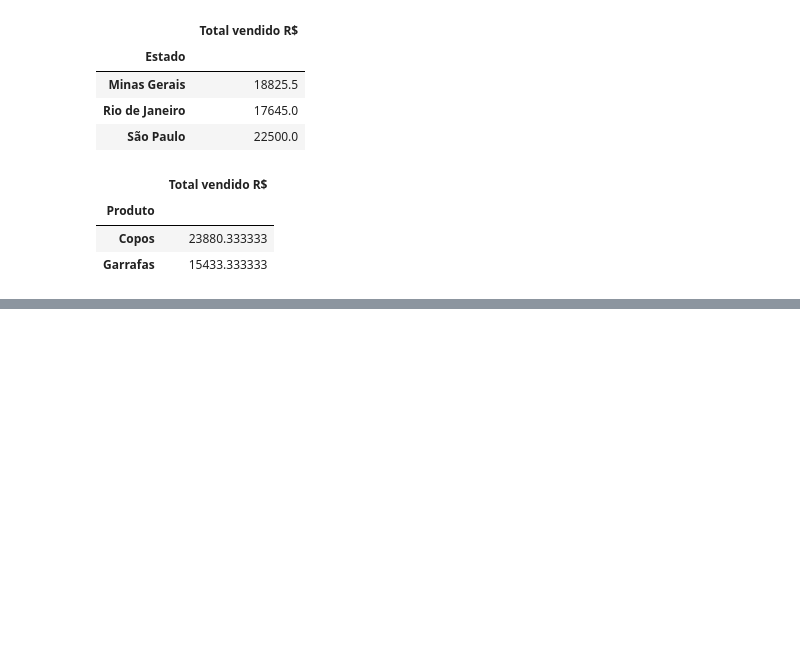
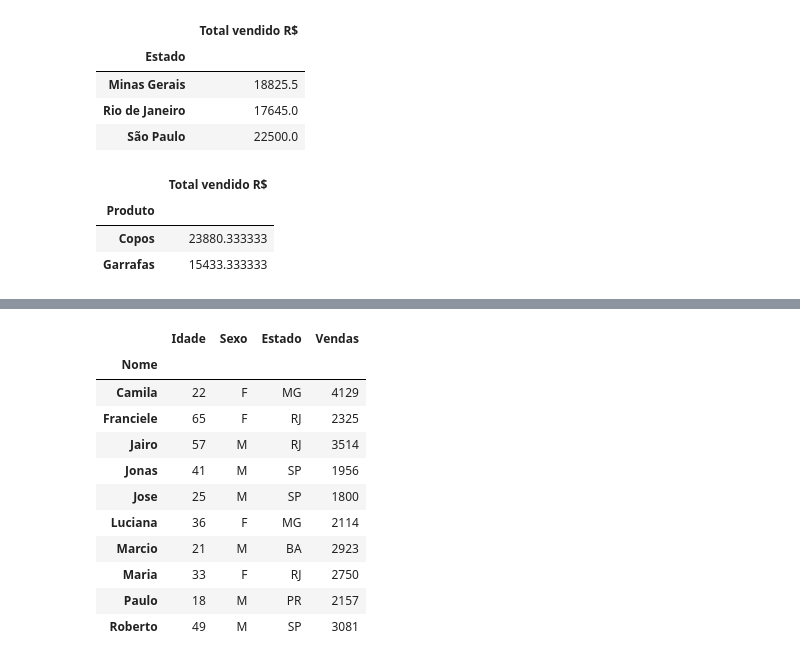
Before and after one commit to FGalvao77/others-knowledge-in-python-for-data-science, a Jupyter notebook: Uso_do_group_by.ipynb, the cells around one changed output, grey strips where cells are left out. Cells and saved outputs as stored; diff of their text form; code cells hidden in the pictures; blank space fills up the shorter version.

```diff
--- a/Uso_do_group_by.ipynb
+++ b/Uso_do_group_by.ipynb
@@ -196,0 +276,16 @@ by_produto.mean()
+# %%
+maiores_vendas_nome = df_vendedores.groupby(by='Nome')
+maiores_vendas_nome.max()
+# %% [output]
+|  | Idade | Sexo | Estado | Vendas |
+| Nome |  |  |  |  |
+| Camila | 22 | F | MG | 4129 |
+| Franciele | 65 | F | RJ | 2325 |
+| Jairo | 57 | M | RJ | 3514 |
+| Jonas | 41 | M | SP | 1956 |
+| Jose | 25 | M | SP | 1800 |
+| Luciana | 36 | F | MG | 2114 |
+| Marcio | 21 | M | BA | 2923 |
+| Maria | 33 | F | RJ | 2750 |
+| Paulo | 18 | M | PR | 2157 |
+| Roberto | 49 | M | SP | 3081 |
```
Also changed, not shown: parts of 14 cells of this notebook.
